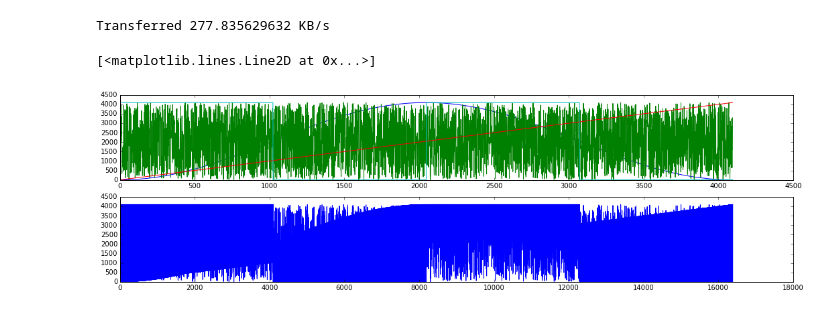
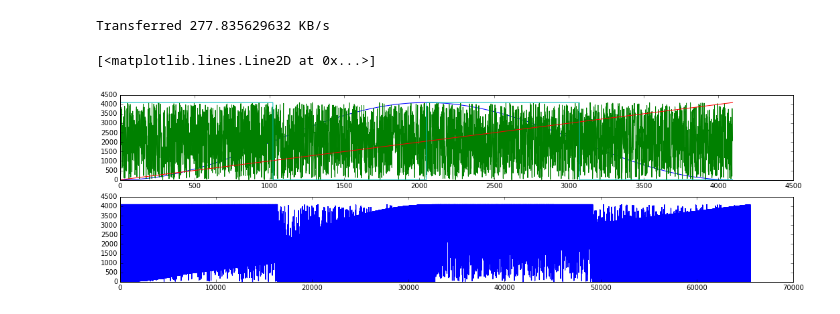
Before and after one commit to wonkoderverstaendige/RattusExMachina, a Jupyter notebook: doc/Playtesting.ipynb, the cells around one changed output. Drawn from its saved outputs; the diff is of its cells as text; code cells hidden in the pictures.

```diff
--- a/doc/Playtesting.ipynb
+++ b/doc/Playtesting.ipynb
@@ -96,32 +96,32 @@ Transferred 277.835629632 KB/s
 # %%
 n_val = 4096
 max_val = 4096
 # cosines
 cosines = ((np.cos(np.linspace(-np.pi, np.pi, num=n_val))+1)*(max_val/2)).astype('uint16')
 
 # noise
 noise = (np.random.rand(n_val)*max_val).astype('uint16')
 
 # ramps
 ramps = np.linspace(0, max_val, n_val).astype('uint16')
 
 # squares
 hi = np.ones(n_val/4, dtype='uint16')*max_val-1
 lo = np.zeros_like(hi)
 squares = np.tile(np.hstack((hi, lo)), 2)
 
 # all together
-arr = np.dstack((cosines, noise, ramps, squares)).flatten()
+arr = np.dstack((cosines, noise, ramps, squares,cosines, noise, ramps, squares, cosines, noise, ramps, squares,cosines, noise, ramps, squares)).flatten()
 fig, axes = plt.subplots(nrows=2, ncols=1, figsize=(18, 5))
 axes[0].plot(cosines)
 axes[0].plot(noise)
 axes[0].plot(ramps)
 axes[0].plot(squares)
 
 axes[1].plot(arr)
 # %% [output]
 [<matplotlib.lines.Line2D at 0x...>]
-[figure, old version]
+[figure, new version]
 # %%
 %%timeit -o -q
 with serial.Serial('/dev/ttyACM0') as ser:
```
Also changed, not shown: parts of 3 cells of this notebook, 1 other file.
